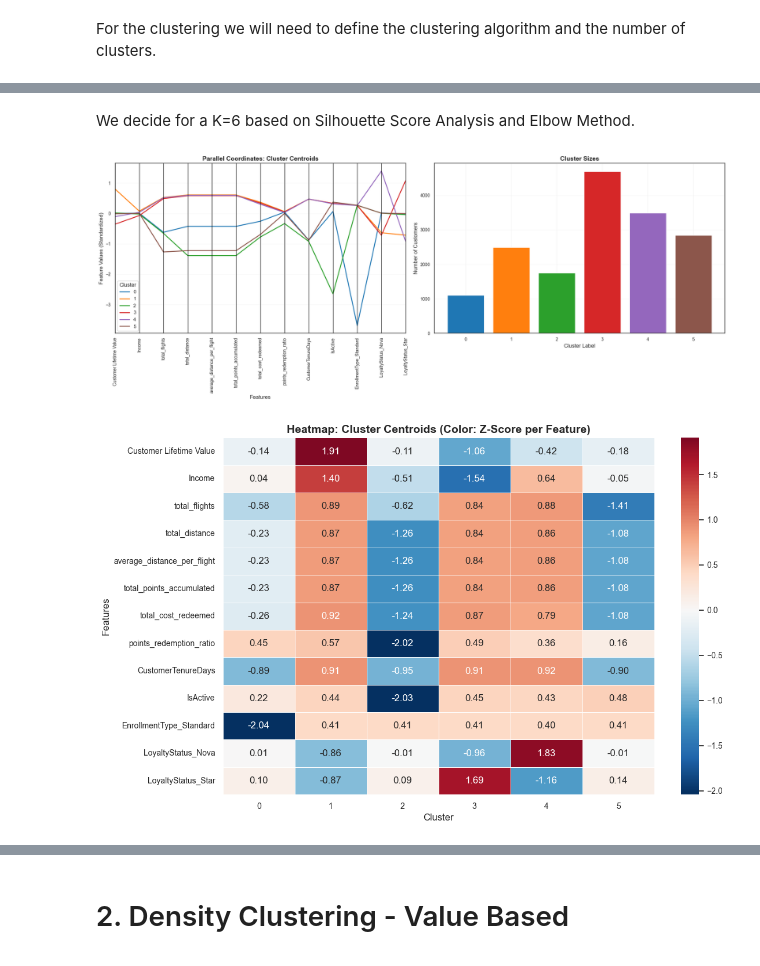
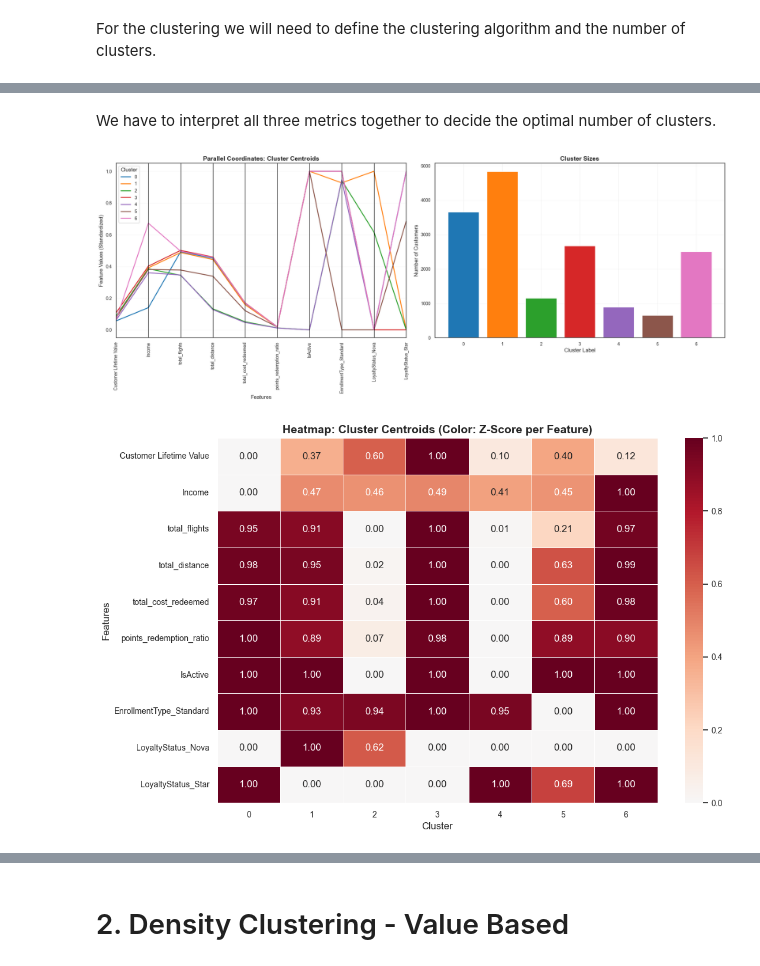
Before and after one commit to Mehmet1700/DataMining2025, a Jupyter notebook: notebooks_deliverable2/01_Clustering_Value_Based.ipynb, the cells around one changed output, grey strips where cells are left out. Drawn from its saved outputs; the diff is of its cells as text; code cells hidden in the pictures.

Commit message:
Current version of 01_Clustering_Value_Based

```diff
--- a/notebooks_deliverable2/01_Clustering_Value_Based.ipynb
+++ b/notebooks_deliverable2/01_Clustering_Value_Based.ipynb
@@ -203,7 +202,6 @@ value_based_features = [
     'total_points_accumulated',
     'total_cost_redeemed',
     'points_redemption_ratio',
-    'CustomerTenureDays',
     'IsActive',
     'EnrollmentType_Standard',
     'LoyaltyStatus_Nova',
@@ -269,3 +310,12 @@ df_value_based.head()
+# %%
+# Delete the features average_distance_per_flight and total_points_accumulated
+df_value_based = df_value_based.drop(columns=['average_distance_per_flight', 'total_points_accumulated'])
+df_value_based.head()
+
+
+# Delete them from value_based_features list
+value_based_features.remove('average_distance_per_flight')
+value_based_features.remove('total_points_accumulated')
 # %%
 kmeans = KMeans(
     init='k-means++',
@@ -463,8 +541,8 @@ k=14: 0.1888
-# %% [markdown]
-We decide for a K=6 based on Silhouette Score Analysis and Elbow Method.
+# %% [markdown]
+We have to interpret all three metrics together to decide the optimal number of clusters.
 # %%
 # 1. Finales Clustering durchführen
-k_best = 6
+k_best = 7
 kmeans_final = KMeans(n_clusters=k_best, init='k-means++', n_init=20, random_state=42)
 cluster_labels = kmeans_final.fit_predict(df_value_based)
 
@@ -506,34 +584,35 @@ ax2.grid(axis='y', alpha=0.3)
 plt.tight_layout()
 plt.show()
 # %% [output]
-[figure, old version]
+[figure, new version]
 # %%
 # --- Visualisierung 2: Heatmap der Centroids ---
 plt.figure(figsize=(12, 8))
 
 # Daten vorbereiten: Features als Zeilen
 df_plot = df_centroids.T
 
 # Standardisierung pro Feature (Zeile), damit die Farbskala unabhängig von der absoluten Höhe der Werte ist
-# (Z-Score Normalisierung über die Cluster hinweg: (Wert - Mittelwert) / Standardabweichung)
-df_plot_scaled = df_plot.apply(lambda x: (x - x.mean()) / x.std(), axis=1)
+# (MinMax Normalisierung über die Cluster hinweg: (Wert - Mittelwert) / Standardabweichung)
+df_plot_scaled = df_plot.apply(lambda x: (x - x.min()) / (x.max() - x.min()), axis=1)
+
 
 # Transponieren (T), damit Features auf der Y-Achse sind
 sns.heatmap(
     df_plot_scaled,
     cmap='RdBu_r',  # Rot-Blau Farbverlauf (gut für Abweichungen vom Mittelwert)
     center=0,       # Zentriert bei 0 (falls Daten standardisiert sind)
     annot=True,     # Werte anzeigen
     fmt='.2f',      # 2 Nachkommastellen
     linewidths=.5
 )
 
 plt.title('Heatmap: Cluster Centroids (Color: Z-Score per Feature)', fontsize=14, fontweight='bold')
 plt.xlabel('Cluster', fontsize=12)
 plt.ylabel('Features', fontsize=12)
 plt.show()
 # %% [output]
-[figure, old version]
+[figure, new version]
 # %%
 # Count the number of customers in each cluster and display the result and plot it
 cluster_counts = df_profile['cluster'].value_counts().sort_index()
```
Also changed, not shown: parts of 35 cells of this notebook.
